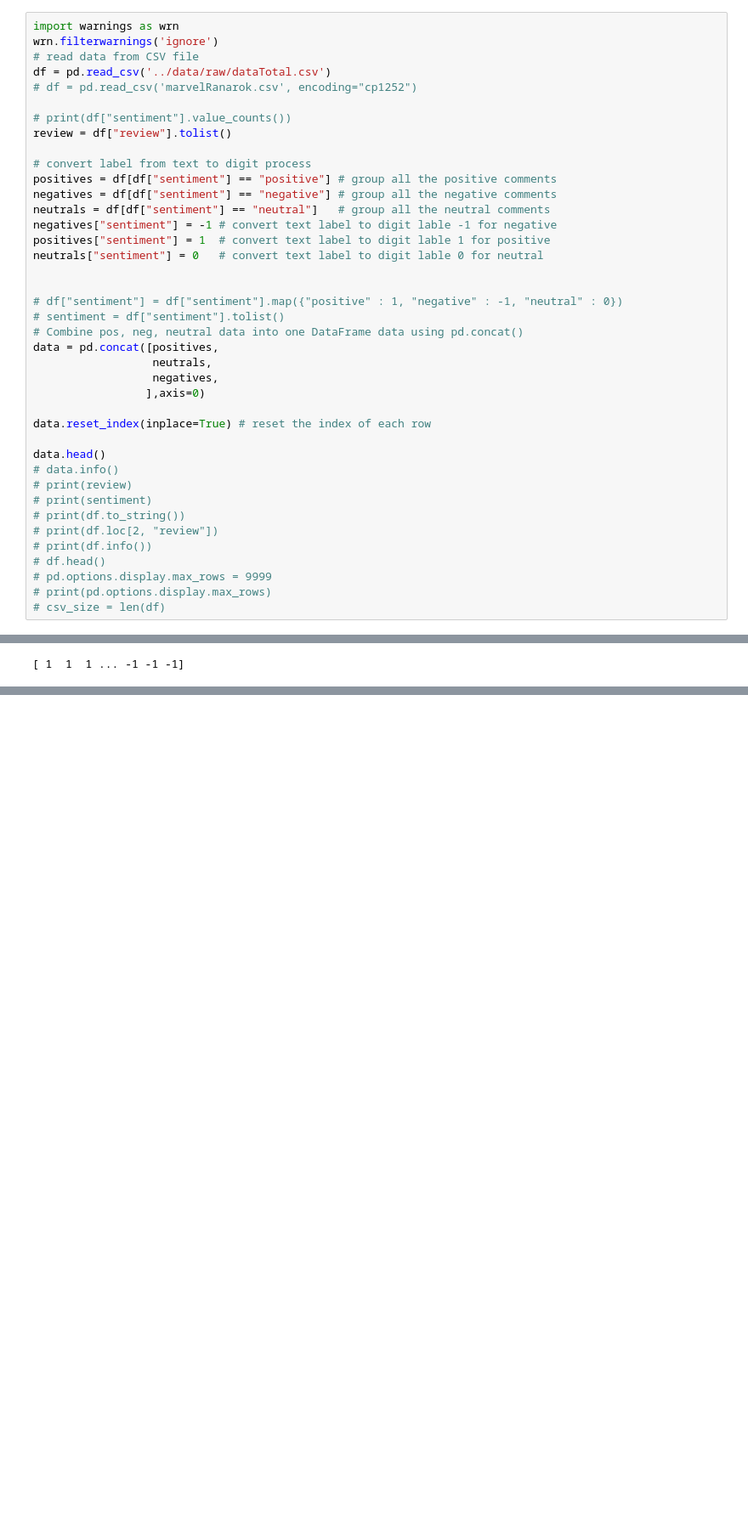
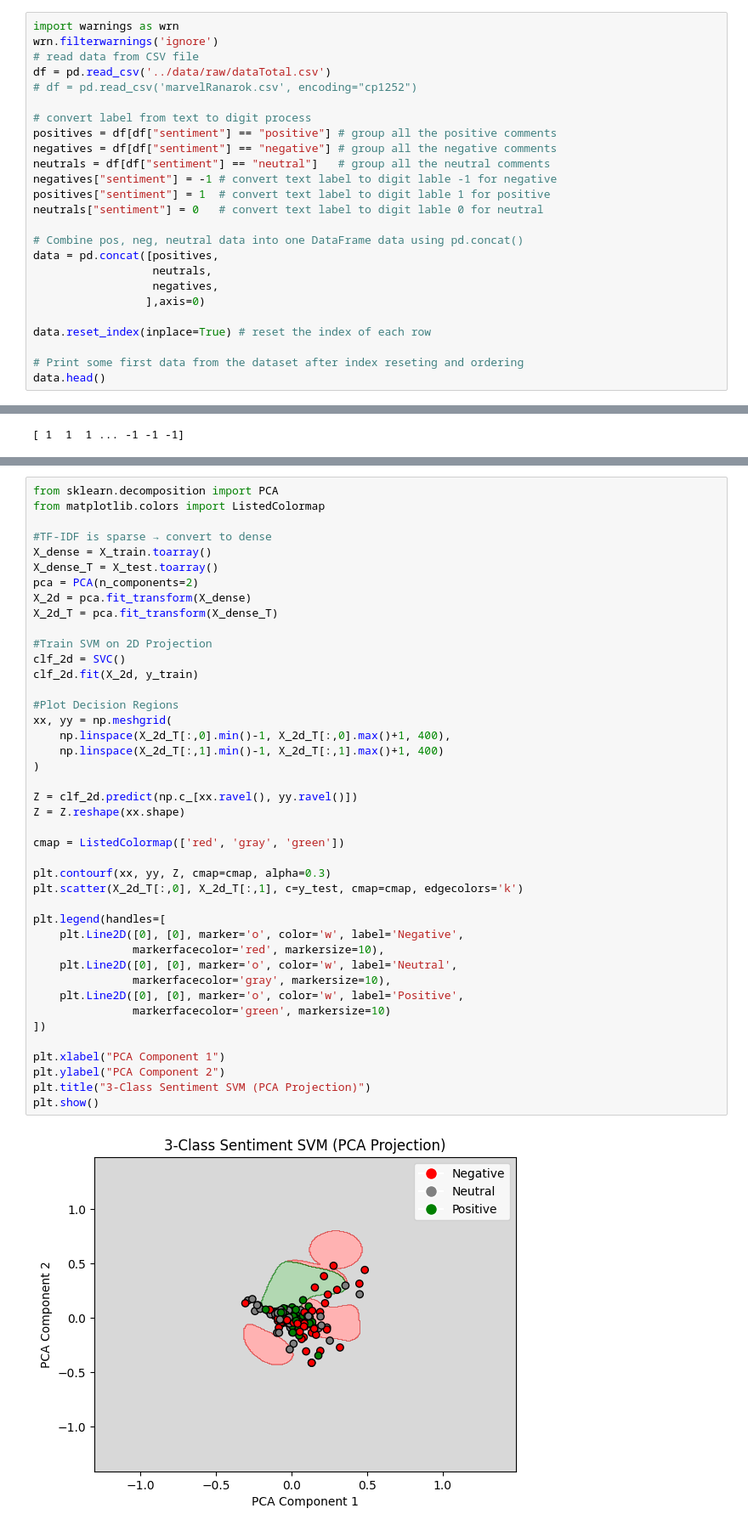
Before and after one commit to dao1233/AI_SentimentAnalysis, a Jupyter notebook: notebook/trainNotebook.ipynb, the cells around one changed output, grey strips where cells are left out. Shown at 85% size. Saved outputs shown, nothing was run; the diff lists cells and outputs as text; blank space fills up the shorter version.

```diff
--- a/notebook/trainNotebook.ipynb
+++ b/notebook/trainNotebook.ipynb
@@ -55,9 +63,6 @@ wrn.filterwarnings('ignore')
 # read data from CSV file
 df = pd.read_csv('../data/raw/dataTotal.csv')
 # df = pd.read_csv('marvelRanarok.csv', encoding="cp1252")
-
-# print(df["sentiment"].value_counts())
-review = df["review"].tolist()
 
 # convert label from text to digit process
 positives = df[df["sentiment"] == "positive"] # group all the positive comments
@@ -67,9 +72,6 @@ negatives["sentiment"] = -1 # convert text label to digit lable -1 for negative
 positives["sentiment"] = 1  # convert text label to digit lable 1 for positive
 neutrals["sentiment"] = 0   # convert text label to digit lable 0 for neutral
 
-
-# df["sentiment"] = df["sentiment"].map({"positive" : 1, "negative" : -1, "neutral" : 0})
-# sentiment = df["sentiment"].tolist()
 # Combine pos, neg, neutral data into one DataFrame data using pd.concat()
 data = pd.concat([positives,
                   neutrals,
@@ -78,17 +80,8 @@ data = pd.concat([positives,
 
 data.reset_index(inplace=True) # reset the index of each row
 
+# Print some first data from the dataset after index reseting and ordering
 data.head()
-# data.info()
-# print(review)
-# print(sentiment)
-# print(df.to_string())
-# print(df.loc[2, "review"])
-# print(df.info())
-# df.head()
-# pd.options.display.max_rows = 9999
-# print(pd.options.display.max_rows)
-# csv_size = len(df)
 # %% [output]
 |  | index | review | sentiment |
 | 0 | 21 | Whoever made the Dr Strange casti... | 1 |
@@ -197,5 +196,49 @@ weighted avg       0.73      0.72      0.72       201
   (801, 2719)   0.26540824459527296
   (801, 2724)   0.21443798072465592
   (801, 2823)   0.21010741964379107
+# %%
+from sklearn.decomposition import PCA
+from matplotlib.colors import ListedColormap
+
+#TF-IDF is sparse → convert to dense
+X_dense = X_train.toarray()
+X_dense_T = X_test.toarray()
+pca = PCA(n_components=2)
+X_2d = pca.fit_transform(X_dense)
+X_2d_T = pca.fit_transform(X_dense_T)
+
+#Train SVM on 2D Projection
+clf_2d = SVC()
+clf_2d.fit(X_2d, y_train)
+
+#Plot Decision Regions
+xx, yy = np.meshgrid(
+    np.linspace(X_2d_T[:,0].min()-1, X_2d_T[:,0].max()+1, 400),
+    np.linspace(X_2d_T[:,1].min()-1, X_2d_T[:,1].max()+1, 400)
+)
+
+Z = clf_2d.predict(np.c_[xx.ravel(), yy.ravel()])
+Z = Z.reshape(xx.shape)
+
+cmap = ListedColormap(['red', 'gray', 'green'])
+
+plt.contourf(xx, yy, Z, cmap=cmap, alpha=0.3)
+plt.scatter(X_2d_T[:,0], X_2d_T[:,1], c=y_test, cmap=cmap, edgecolors='k')
+
+plt.legend(handles=[
+    plt.Line2D([0], [0], marker='o', color='w', label='Negative',
+               markerfacecolor='red', markersize=10),
+    plt.Line2D([0], [0], marker='o', color='w', label='Neutral',
+               markerfacecolor='gray', markersize=10),
+    plt.Line2D([0], [0], marker='o', color='w', label='Positive',
+               markerfacecolor='green', markersize=10)
+])
+
+plt.xlabel("PCA Component 1")
+plt.ylabel("PCA Component 2")
+plt.title("3-Class Sentiment SVM (PCA Projection)")
+plt.show()
+# %% [output]
+[figure, added]
 # %%
 # save the model
```
Also changed, not shown: parts of 5 cells of this notebook, 2 other files.
